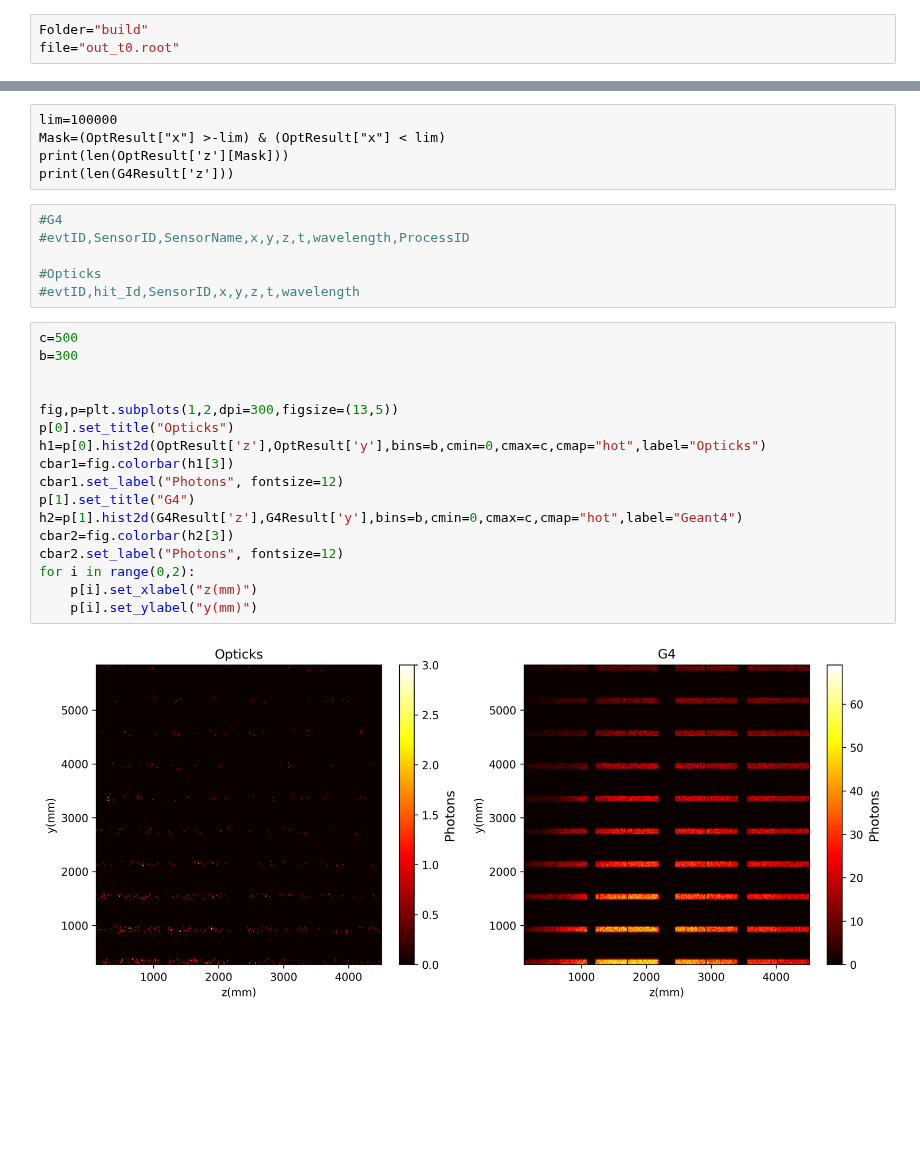
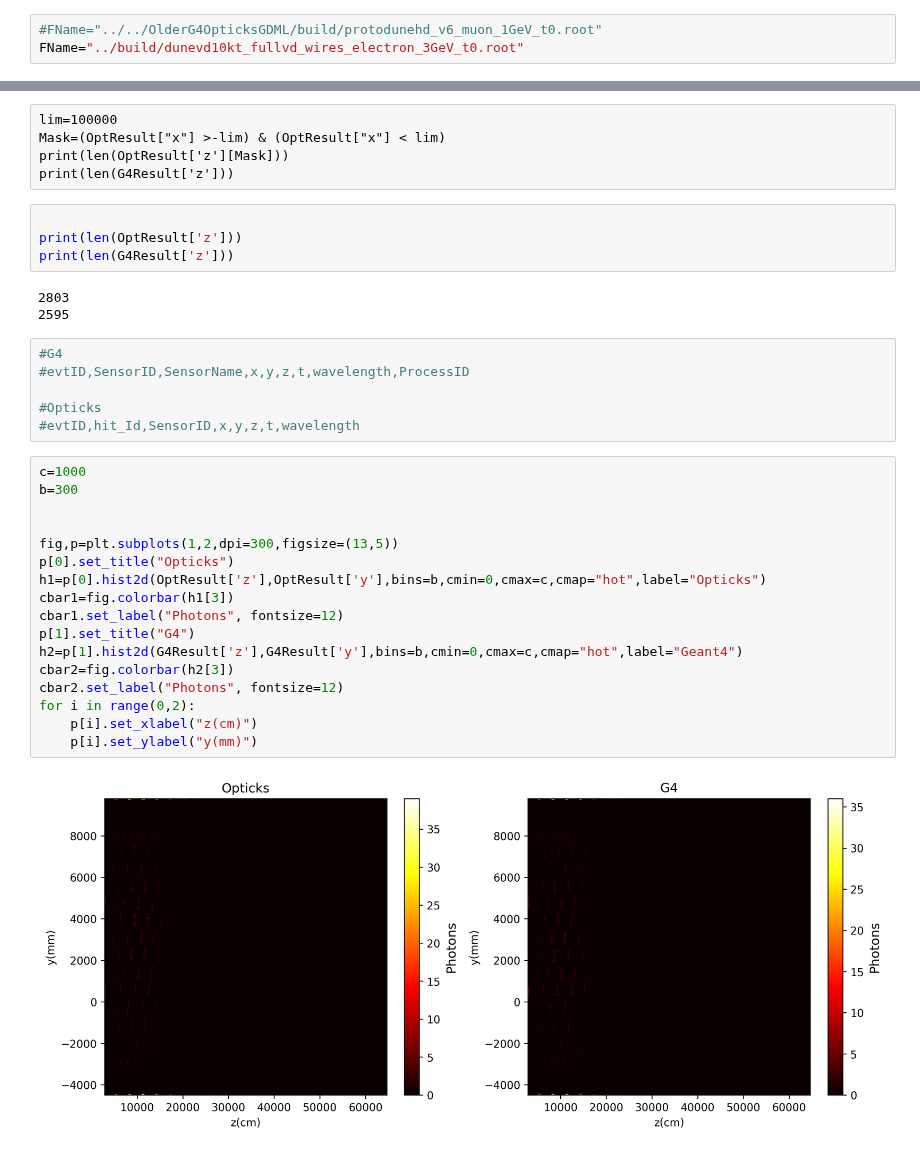
Before and after one commit to nuRiceLab/OpticalSims, a Jupyter notebook: Analysis/G4andOpticksHitsTest.ipynb, the cells around one changed output, grey strips where cells are left out. Saved outputs shown, nothing was run; the diff lists cells and outputs as text; blank space fills up the shorter version.

```diff
--- a/Analysis/G4andOpticksHitsTest.ipynb
+++ b/Analysis/G4andOpticksHitsTest.ipynb
@@ -40,7 +40,7 @@ def Getinfo(f1,f2):
         rewrite_geant4_csv_header(f1,f2)
     return pd.read_csv(f2)
 # %%
-Folder="build"
-file="out_t0.root"
+#FName="../../OlderG4OpticksGDML/build/protodunehd_v6_muon_1GeV_t0.root"
+FName="../build/dunevd10kt_fullvd_wires_electron_3GeV_t0.root"
 # %%
 ## Reading Root files
@@ -65,6 +64,13 @@ lim=100000
 Mask=(OptResult["x"] >-lim) & (OptResult["x"] < lim)
 print(len(OptResult['z'][Mask]))
 print(len(G4Result['z']))
+# %%
+
+print(len(OptResult['z']))
+print(len(G4Result['z']))
+# %% [output]
+2803
+2595
 # %%
 #G4
 #evtID,SensorID,SensorName,x,y,z,t,wavelength,ProcessID
@@ -72,24 +78,24 @@ print(len(G4Result['z']))
 #Opticks
 #evtID,hit_Id,SensorID,x,y,z,t,wavelength
 # %%
-c=500
+c=1000
 b=300
 
 
 fig,p=plt.subplots(1,2,dpi=300,figsize=(13,5))
 p[0].set_title("Opticks")
 h1=p[0].hist2d(OptResult['z'],OptResult['y'],bins=b,cmin=0,cmax=c,cmap="hot",label="Opticks")
 cbar1=fig.colorbar(h1[3])
 cbar1.set_label("Photons", fontsize=12)
 p[1].set_title("G4")
 h2=p[1].hist2d(G4Result['z'],G4Result['y'],bins=b,cmin=0,cmax=c,cmap="hot",label="Geant4")
 cbar2=fig.colorbar(h2[3])
 cbar2.set_label("Photons", fontsize=12)
 for i in range(0,2):
-    p[i].set_xlabel("z(mm)")
+    p[i].set_xlabel("z(cm)")
     p[i].set_ylabel("y(mm)")
 # %% [output]
-[figure, old version]
+[figure, new version]
 # %%
 h3=abs(h1[0]-h2[0])
 plt.imshow(np.rot90(np.flip(h3,axis=1)),origin="lower",cmap="hot")
```
Also changed, not shown: parts of 8 cells of this notebook, 8 other files.
